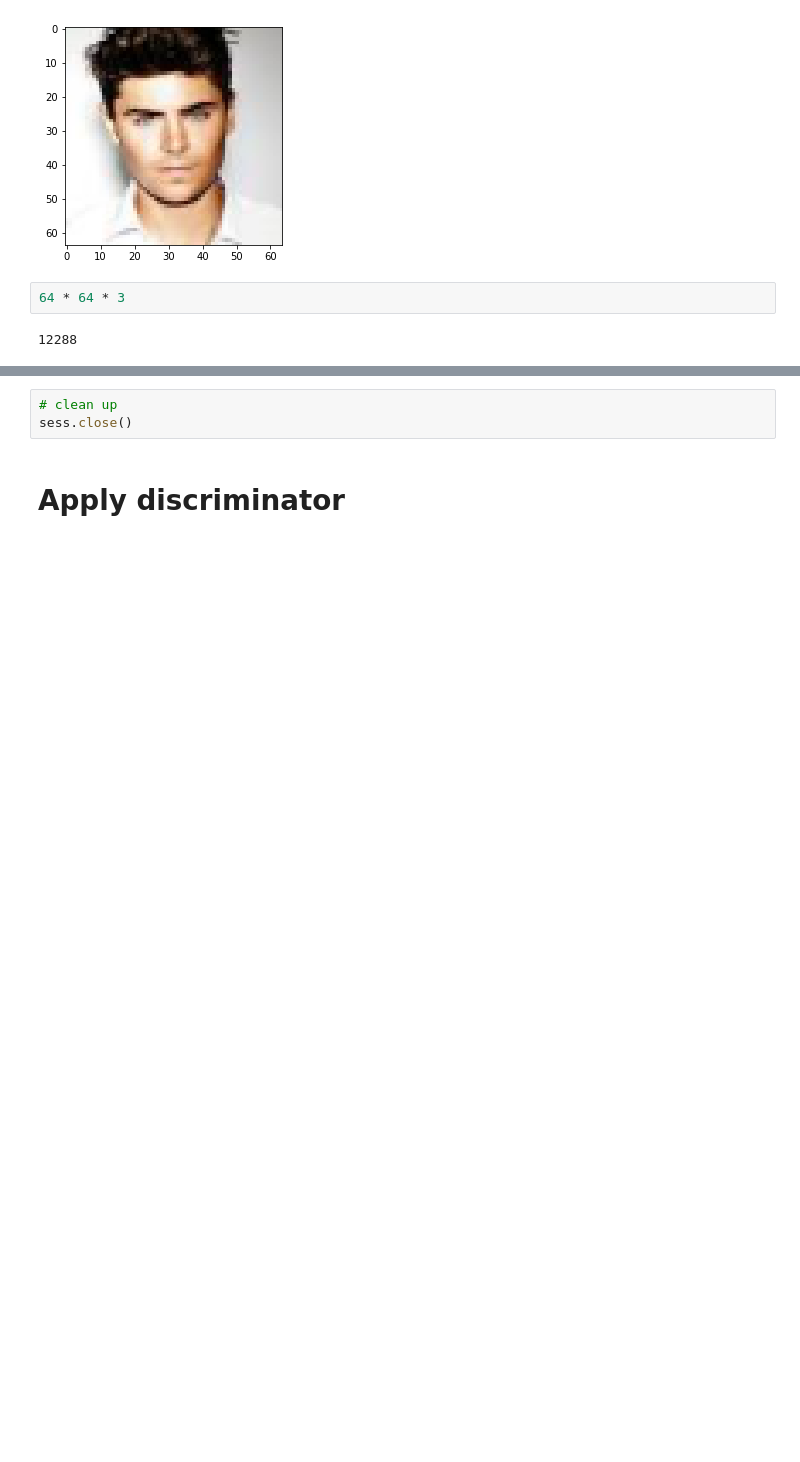
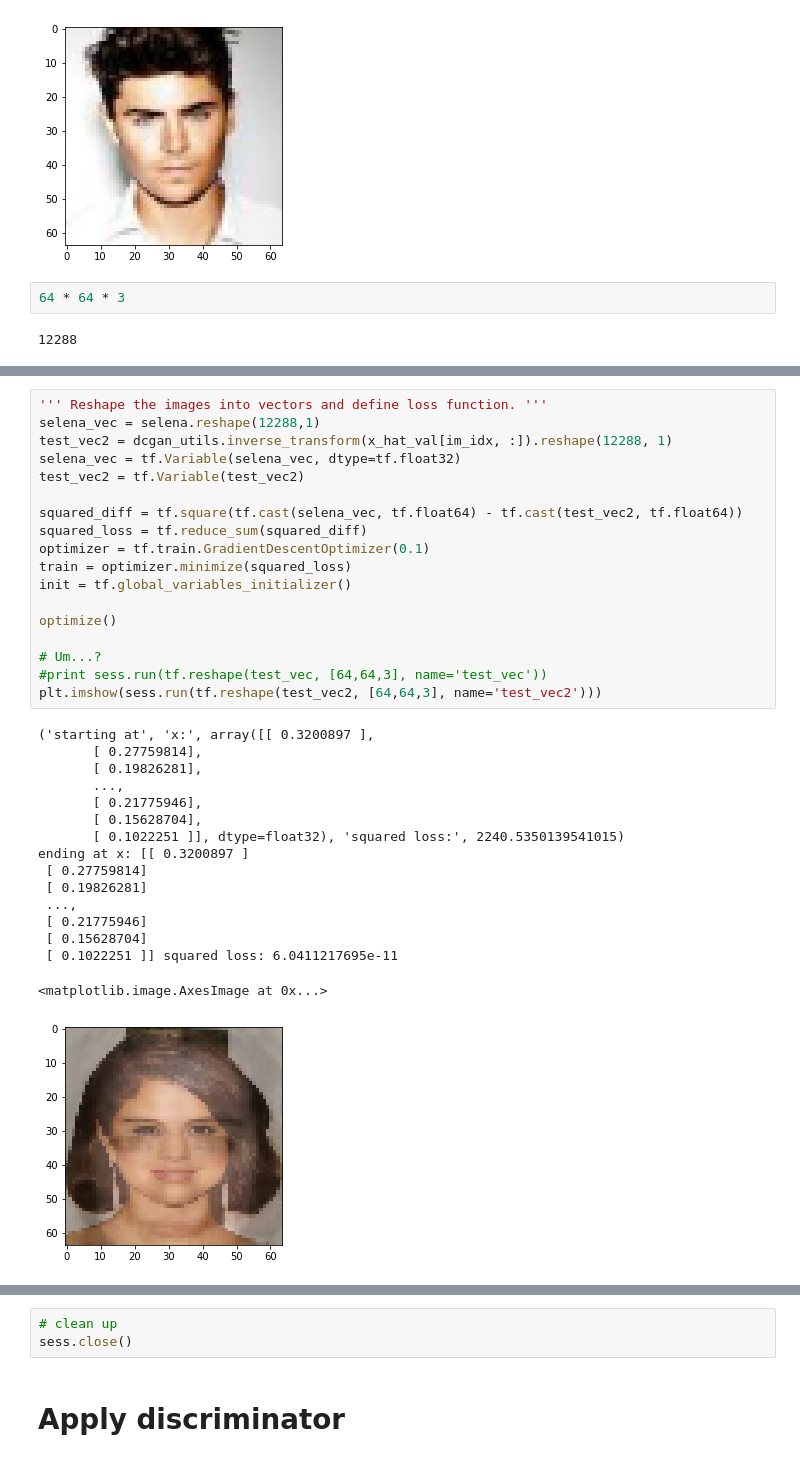
Before and after one commit to adepalatis/EE379K, a Jupyter notebook: Lab7/nn_compsensing/tfupgraded_src/my_DCGAN1.ipynb, the cells around one changed output, grey strips where cells are left out. Cells and saved outputs as stored; diff of their text form; blank space fills up the shorter version.

```diff
--- a/Lab7/nn_compsensing/tfupgraded_src/my_DCGAN1.ipynb
+++ b/Lab7/nn_compsensing/tfupgraded_src/my_DCGAN1.ipynb
@@ -92,0 +110,35 @@ plt.imshow(sess.run(tf.reshape(test_vec, [64,64,3], name='test_vec')))
+# %%
+''' Reshape the images into vectors and define loss function. '''
+selena_vec = selena.reshape(12288,1)
+test_vec2 = dcgan_utils.inverse_transform(x_hat_val[im_idx, :]).reshape(12288, 1)
+selena_vec = tf.Variable(selena_vec, dtype=tf.float32)
+test_vec2 = tf.Variable(test_vec2)
+
+squared_diff = tf.square(tf.cast(selena_vec, tf.float64) - tf.cast(test_vec2, tf.float64))
+squared_loss = tf.reduce_sum(squared_diff)
+optimizer = tf.train.GradientDescentOptimizer(0.1)
+train = optimizer.minimize(squared_loss)
+init = tf.global_variables_initializer()
+
+optimize()
+
+# Um...?
+#print sess.run(tf.reshape(test_vec, [64,64,3], name='test_vec'))
+plt.imshow(sess.run(tf.reshape(test_vec2, [64,64,3], name='test_vec2')))
+# %% [output]
+('starting at', 'x:', array([[ 0.3200897 ],
+       [ 0.27759814],
+       [ 0.19826281],
+       ...,
+       [ 0.21775946],
+       [ 0.15628704],
+       [ 0.1022251 ]], dtype=float32), 'squared loss:', 2240.5350139541015)
+ending at x: [[ 0.3200897 ]
+ [ 0.27759814]
+ [ 0.19826281]
+ ...,
+ [ 0.21775946]
+ [ 0.15628704]
+ [ 0.1022251 ]] squared loss: 6.0411217695e-11
+<matplotlib.image.AxesImage at 0x...>
+[figure, added]
```
Also changed, not shown: parts of 4 cells of this notebook.
